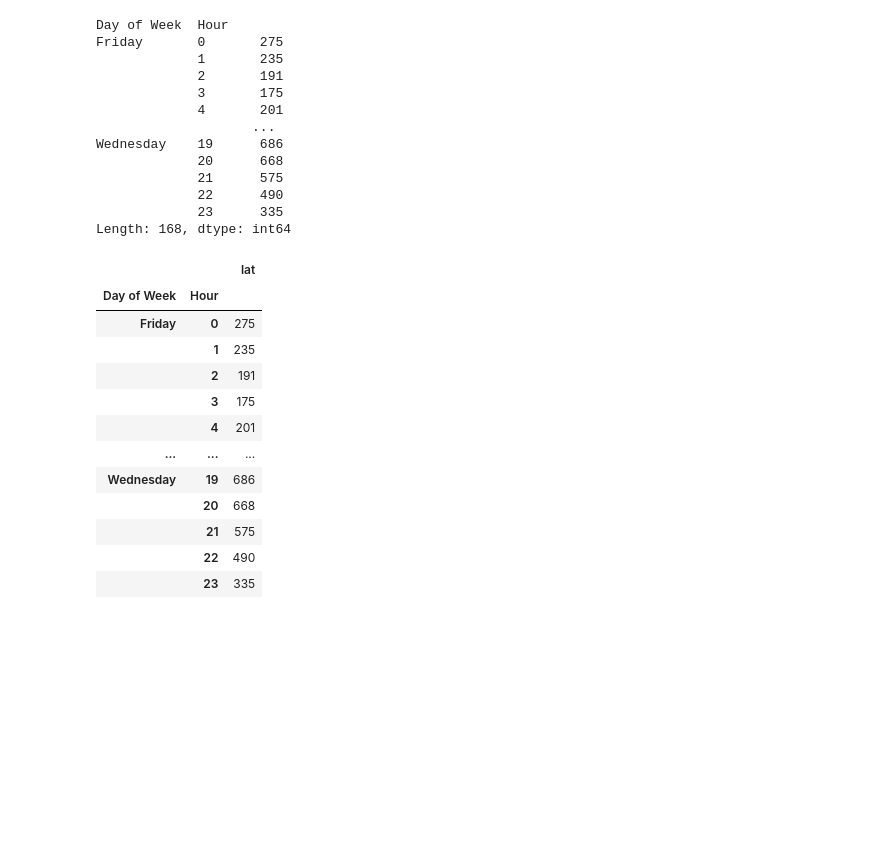
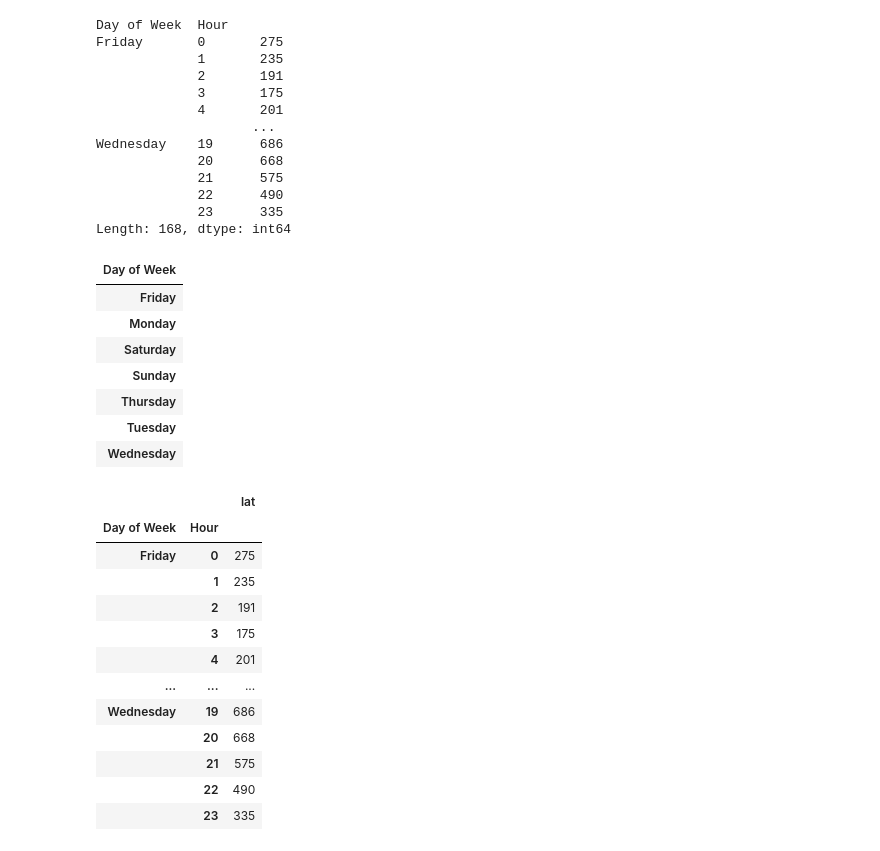
Before and after one commit to k21k/Python-Notes, a Jupyter notebook: Exercises - Qasim/Capstone Project 1/911 Calls - answer K .ipynb, the cells around one changed output. Saved outputs shown, nothing was run; the diff lists cells and outputs as text; code cells hidden in the pictures; blank space fills up the shorter version.

```diff
--- a/Exercises - Qasim/Capstone Project 1/911 Calls - answer K .ipynb
+++ b/Exercises - Qasim/Capstone Project 1/911 Calls - answer K .ipynb
@@ -325,6 +325,20 @@ Wednesday    19      686
              22      490
              23      335
 Length: 168, dtype: int64
+# %%
+# EXtra: it is possible to do that in just 1 line:
+
+aaa = df[['Day of Week', 'Hour']].groupby(['Day of Week', 'Hour']).count().unstack()
+aaa
+# %% [output]
+| Day of Week |
+| Friday |
+| Monday |
+| Saturday |
+| Sunday |
+| Thursday |
+| Tuesday |
+| Wednesday |
 # %%
 dayHour = df[['Day of Week', 'Hour','lat']].groupby(['Day of Week', 'Hour']).count()    # if i use count, i need to add an extra column - will mess the xticklable
 
```
Also changed, not shown: parts of 3 cells of this notebook.
